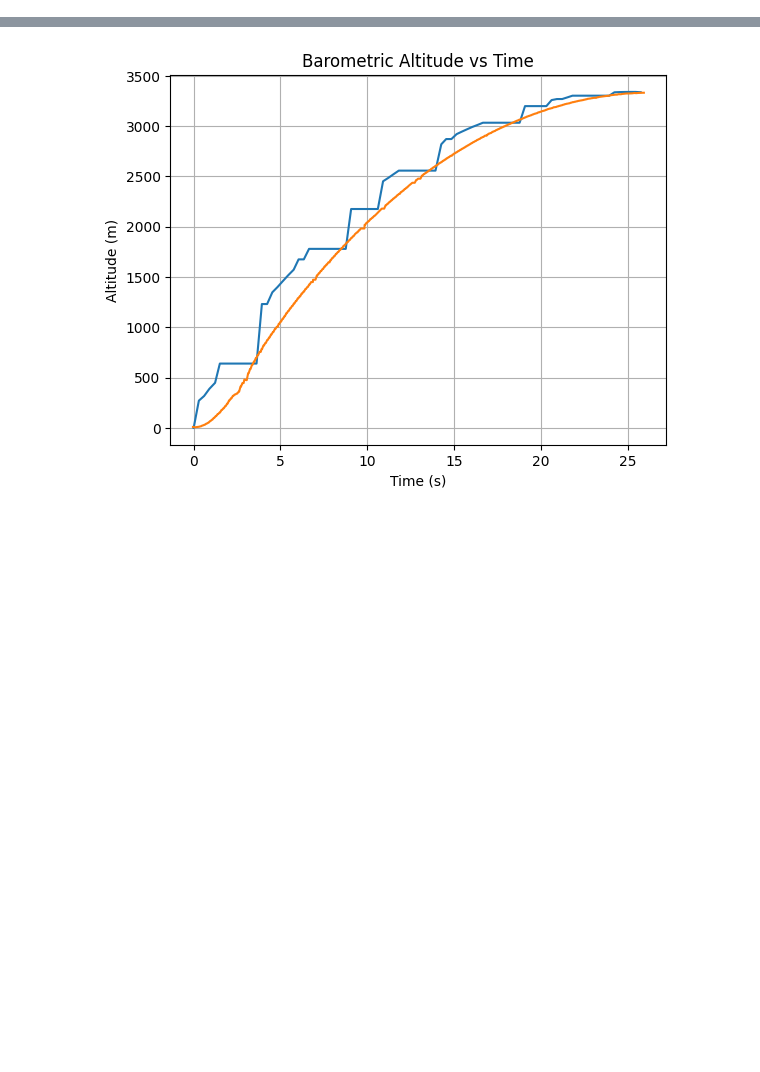
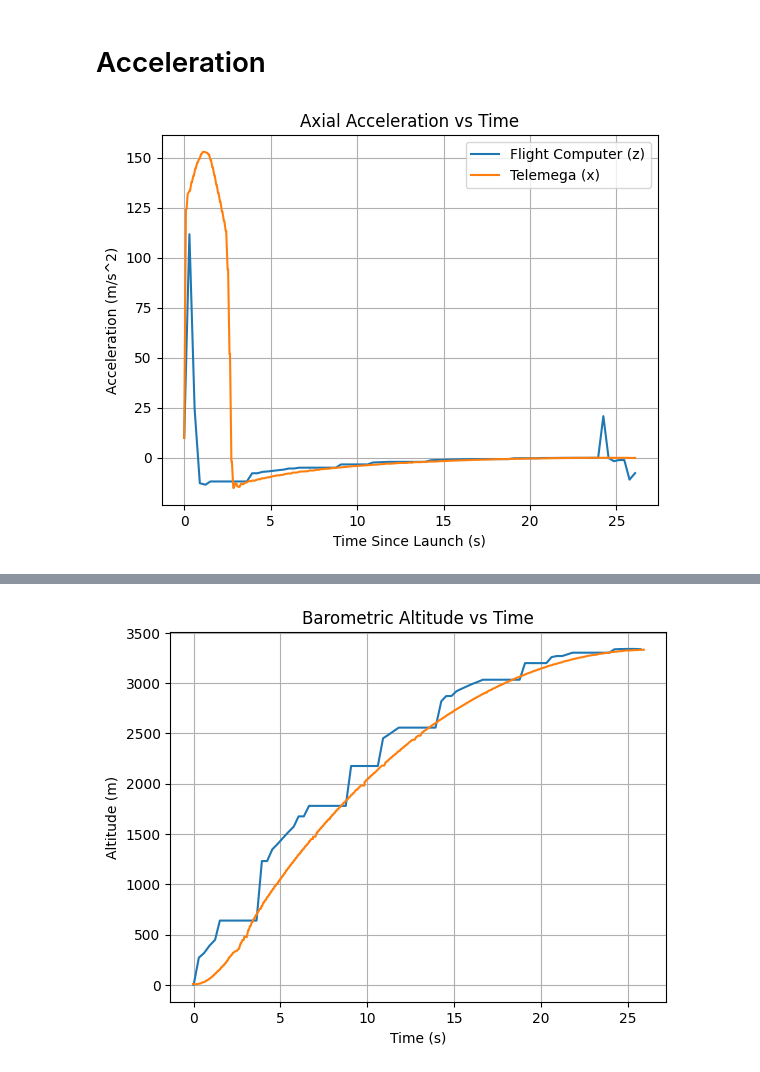
Before and after one commit to dssong2/HAL-1-Data-Analysis, a Jupyter notebook: analysis/dan_analysis.ipynb, the cells around one changed output, grey strips where cells are left out. Saved outputs shown, nothing was run; the diff lists cells and outputs as text; code cells hidden in the pictures; blank space fills up the shorter version.

```diff
--- a/analysis/dan_analysis.ipynb
+++ b/analysis/dan_analysis.ipynb
@@ -10,0 +117,25 @@ telemega = pd.read_csv(root + 'data/telemega.csv')
+# %%
+launch_idx1 = np.argmax(altitude > 0.0) - 1
+launch_time = alt_t[launch_idx1]
+apogee_idx = np.argmax(altitude)
+
+tm_altitude = tm_altitude - tm_altitude[0]
+launch_idx2 = np.argmax(tm_speed > 1.0)
+apogee = np.argmax(tm_altitude)
+# %% [markdown]
+# Acceleration
+# %%
+# Flight computer accel is in g (z ~ 1 at rest); convert to m/s^2 to match telemega
+accel_mask = (accel_t >= alt_t[launch_idx1]) & (accel_t <= alt_t[apogee_idx])
+
+plt.figure()
+plt.plot(accel_t[accel_mask] - alt_t[launch_idx1], accel_z[accel_mask] * 9.81, label='Flight Computer (z)')
+plt.plot(tm_time[launch_idx2-1:apogee] - tm_time[launch_idx2-1], tm_accel_x[launch_idx2-1:apogee], label='Telemega (x)')
+plt.xlabel('Time Since Launch (s)')
+plt.ylabel('Acceleration (m/s^2)')
+plt.title('Axial Acceleration vs Time')
+plt.legend()
+plt.grid(True)
+plt.show()
+# %% [output]
+[figure, added]
```
Also changed, not shown: parts of 23 cells of this notebook, 8 other files.
